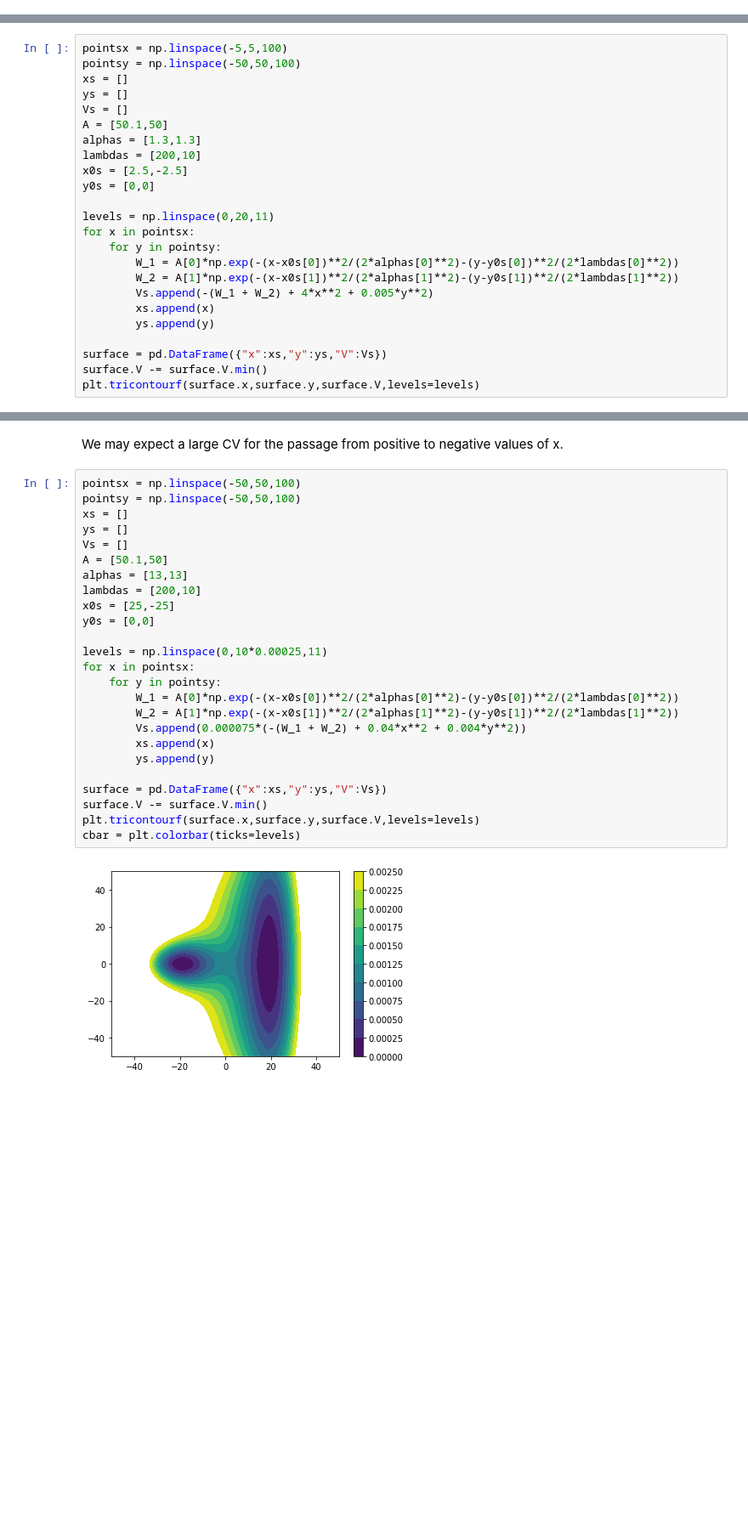
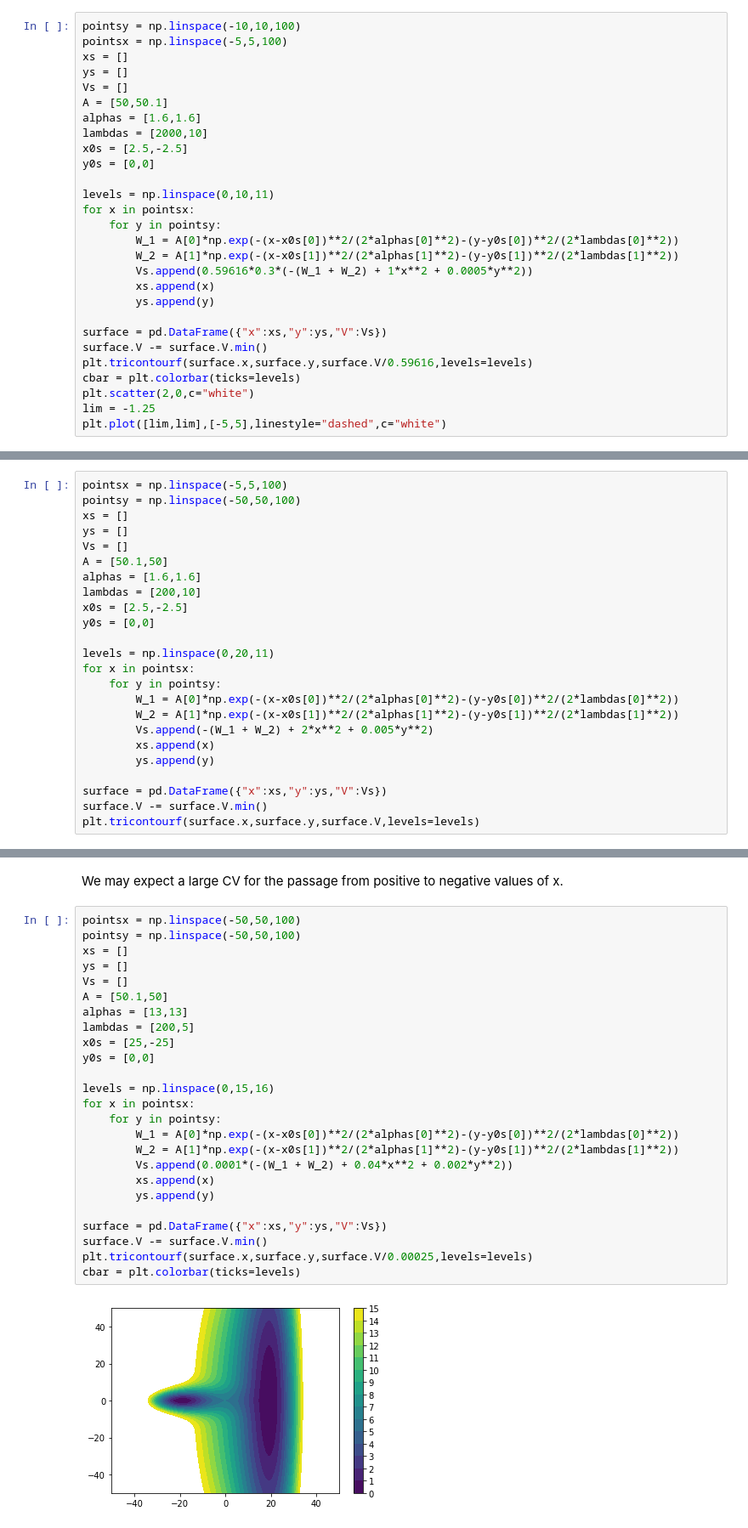
Before and after one commit to OfirBlumer/resetting, a Jupyter notebook: 2DsingleParticle/compare2Dpotentials.ipynb, the cells around one changed output, grey strips where cells are left out. Shown: that part at 85% size. Cells and saved outputs as stored; diff of their text form; blank space fills up the shorter version.

Commit message:
adding plotsMaker

```diff
--- a/2DsingleParticle/compare2Dpotentials.ipynb
+++ b/2DsingleParticle/compare2Dpotentials.ipynb
@@ -108,0 +159,28 @@ plt.tricontourf(surface.x,surface.y,surface.V,levels=levels)
+# %%
+pointsy = np.linspace(-10,10,100)
+pointsx = np.linspace(-5,5,100)
+xs = []
+ys = []
+Vs = []
+A = [50,50.1]
+alphas = [1.6,1.6]
+lambdas = [2000,10]
+x0s = [2.5,-2.5]
+y0s = [0,0]
+
+levels = np.linspace(0,10,11)
+for x in pointsx:
+    for y in pointsy:
+        W_1 = A[0]*np.exp(-(x-x0s[0])**2/(2*alphas[0]**2)-(y-y0s[0])**2/(2*lambdas[0]**2))
+        W_2 = A[1]*np.exp(-(x-x0s[1])**2/(2*alphas[1]**2)-(y-y0s[1])**2/(2*lambdas[1]**2))
+        Vs.append(0.59616*0.3*(-(W_1 + W_2) + 1*x**2 + 0.0005*y**2))
+        xs.append(x)
+        ys.append(y)
+
+surface = pd.DataFrame({"x":xs,"y":ys,"V":Vs})
+surface.V -= surface.V.min()
+plt.tricontourf(surface.x,surface.y,surface.V/0.59616,levels=levels)
+cbar = plt.colorbar(ticks=levels)
+plt.scatter(2,0,c="white")
+lim = -1.25
+plt.plot([lim,lim],[-5,5],linestyle="dashed",c="white")
@@ -115,7 +196,7 @@ xs = []
 ys = []
 Vs = []
 A = [50.1,50]
-alphas = [1.3,1.3]
+alphas = [1.6,1.6]
 lambdas = [200,10]
 x0s = [2.5,-2.5]
 y0s = [0,0]
@@ -125,7 +206,7 @@ for x in pointsx:
     for y in pointsy:
         W_1 = A[0]*np.exp(-(x-x0s[0])**2/(2*alphas[0]**2)-(y-y0s[0])**2/(2*lambdas[0]**2))
         W_2 = A[1]*np.exp(-(x-x0s[1])**2/(2*alphas[1]**2)-(y-y0s[1])**2/(2*lambdas[1]**2))
-        Vs.append(-(W_1 + W_2) + 4*x**2 + 0.005*y**2)
+        Vs.append(-(W_1 + W_2) + 2*x**2 + 0.005*y**2)
         xs.append(x)
         ys.append(y)
 
@@ -140,27 +221,27 @@ We may expect a large CV for the passage from positive to negative values of x.
 # %%
 pointsx = np.linspace(-50,50,100)
 pointsy = np.linspace(-50,50,100)
 xs = []
 ys = []
 Vs = []
 A = [50.1,50]
 alphas = [13,13]
-lambdas = [200,10]
+lambdas = [200,5]
 x0s = [25,-25]
 y0s = [0,0]
 
-levels = np.linspace(0,10*0.00025,11)
+levels = np.linspace(0,15,16)
 for x in pointsx:
     for y in pointsy:
         W_1 = A[0]*np.exp(-(x-x0s[0])**2/(2*alphas[0]**2)-(y-y0s[0])**2/(2*lambdas[0]**2))
         W_2 = A[1]*np.exp(-(x-x0s[1])**2/(2*alphas[1]**2)-(y-y0s[1])**2/(2*lambdas[1]**2))
-        Vs.append(0.000075*(-(W_1 + W_2) + 0.04*x**2 + 0.004*y**2))
+        Vs.append(0.0001*(-(W_1 + W_2) + 0.04*x**2 + 0.002*y**2))
         xs.append(x)
         ys.append(y)
 
 surface = pd.DataFrame({"x":xs,"y":ys,"V":Vs})
 surface.V -= surface.V.min()
-plt.tricontourf(surface.x,surface.y,surface.V,levels=levels)
+plt.tricontourf(surface.x,surface.y,surface.V/0.00025,levels=levels)
 cbar = plt.colorbar(ticks=levels)
 # %% [output]
-[figure, old version]
+[figure, new version]
```
Also changed, not shown: parts of 15 cells of this notebook, 9 other files.
